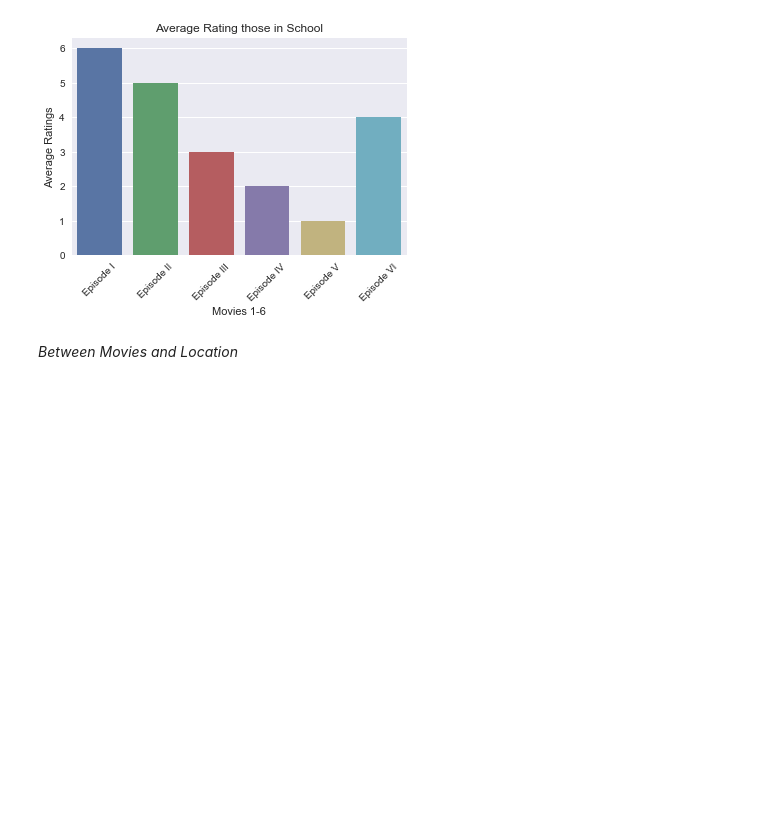
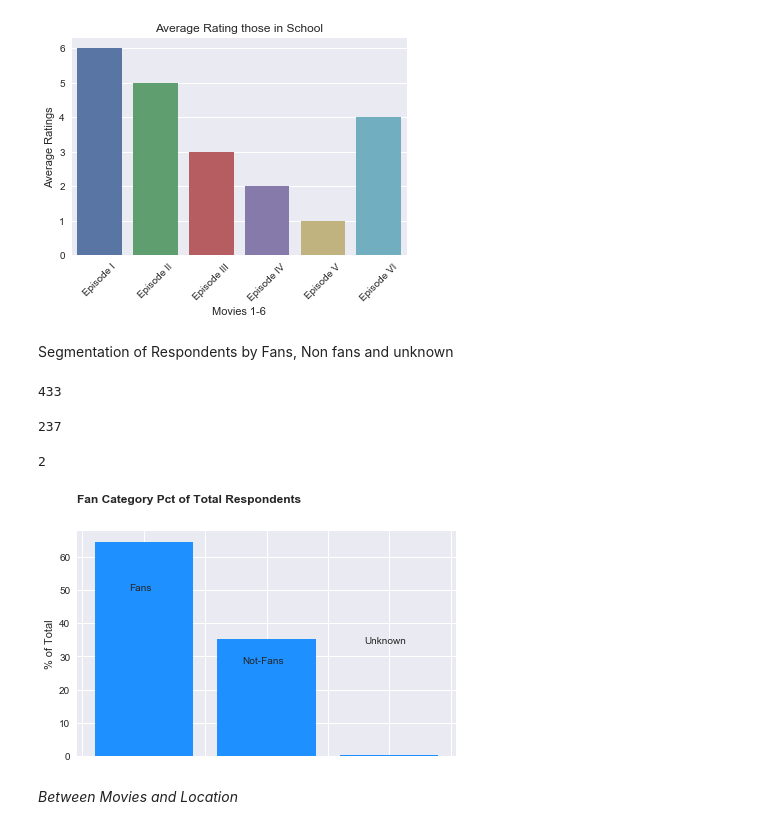
Before and after one commit to AbdielNie/Practice-data-science, a Jupyter notebook: assignment1/Assignment1.ipynb, the cells around one changed output. Drawn from its saved outputs; the diff is of its cells as text; code cells hidden in the pictures; blank space fills up the shorter version.

```diff
--- a/assignment1/Assignment1.ipynb
+++ b/assignment1/Assignment1.ipynb
@@ -459,6 +452,44 @@ plt.show()
 # %% [output]
 [figure]
 [figure]
+# %% [markdown]
+Segmentation of Respondents by Fans, Non fans and unknown
+# %%
+fan = starwar[starwar['Do you consider yourself to be a fan of the Star Wars film franchise?']==1]
+not_fan = starwar[starwar['Do you consider yourself to be a fan of the Star Wars film franchise?']==0]
+# %%
+num_fans = len(fan)
+num_fans
+# %% [output]
+433
+# %%
+num_not_fans = len(not_fan)
+num_not_fans
+# %% [output]
+237
+# %%
+total_respondents = len(starwar)
+unknown_respondent = total_respondents - (num_fans + num_not_fans)
+unknown_respondent
+# %% [output]
+2
+# %%
+val = [num_fans/total_respondents*100, num_not_fans/total_respondents*100, (total_respondents - (num_fans+num_not_fans))/total_respondents*100]
+
+fig, ax = plt.subplots()
+ax.bar(range(1,4), val, align='center', color='dodgerblue', linewidth=0)
+ax.set_ylabel('% of Total')
+ax.spines['top'].set_visible(False)
+ax.spines['right'].set_visible(False)
+ax.tick_params(length=0)
+ax.xaxis.set_ticklabels('')
+ax.set_title('Fan Category Pct of Total Respondents', loc='left', fontweight='bold', y=1.1)
+ax.text(0.88, 50, 'Fans')
+ax.text(1.80, 28, 'Not-Fans')
+ax.text(2.80, 34, 'Unknown')
+plt.tight_layout()
+# %% [output]
+[figure, added]
 # %% [markdown]
 *Between Movies and Location*
 # %%
```
Also changed, not shown: parts of 9 cells of this notebook, 1 other file.
